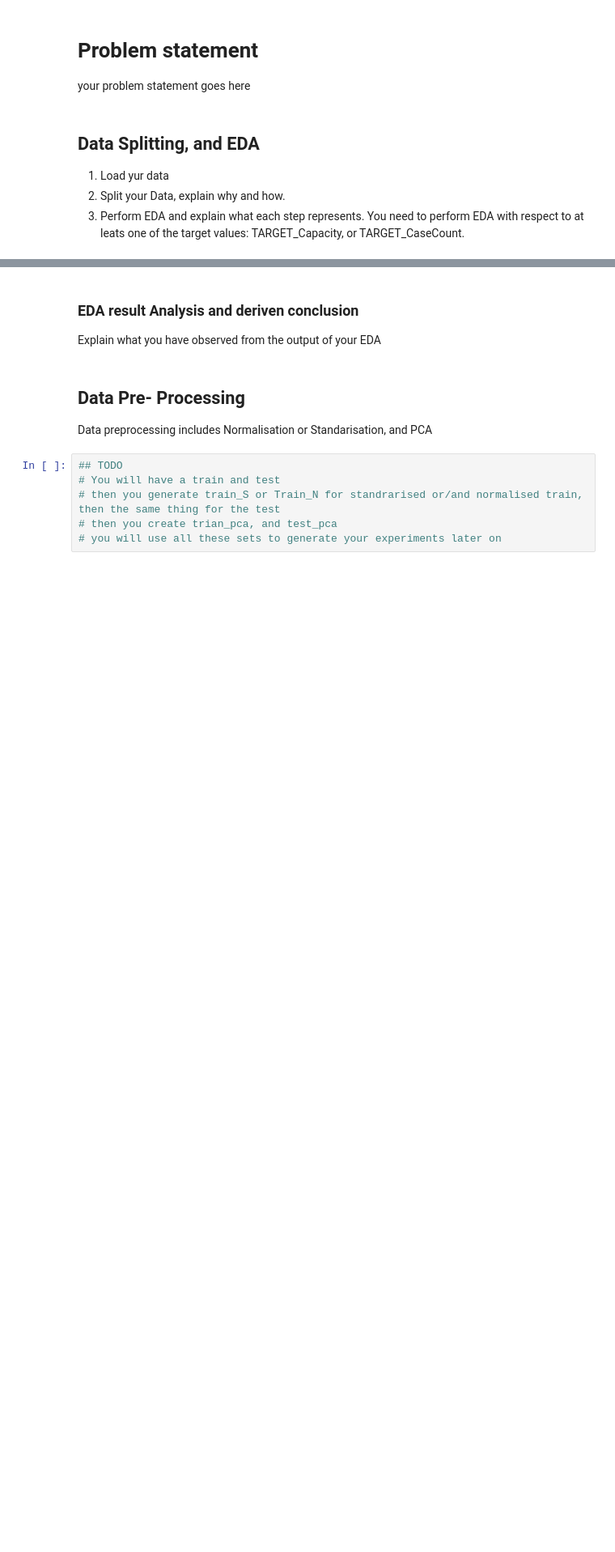
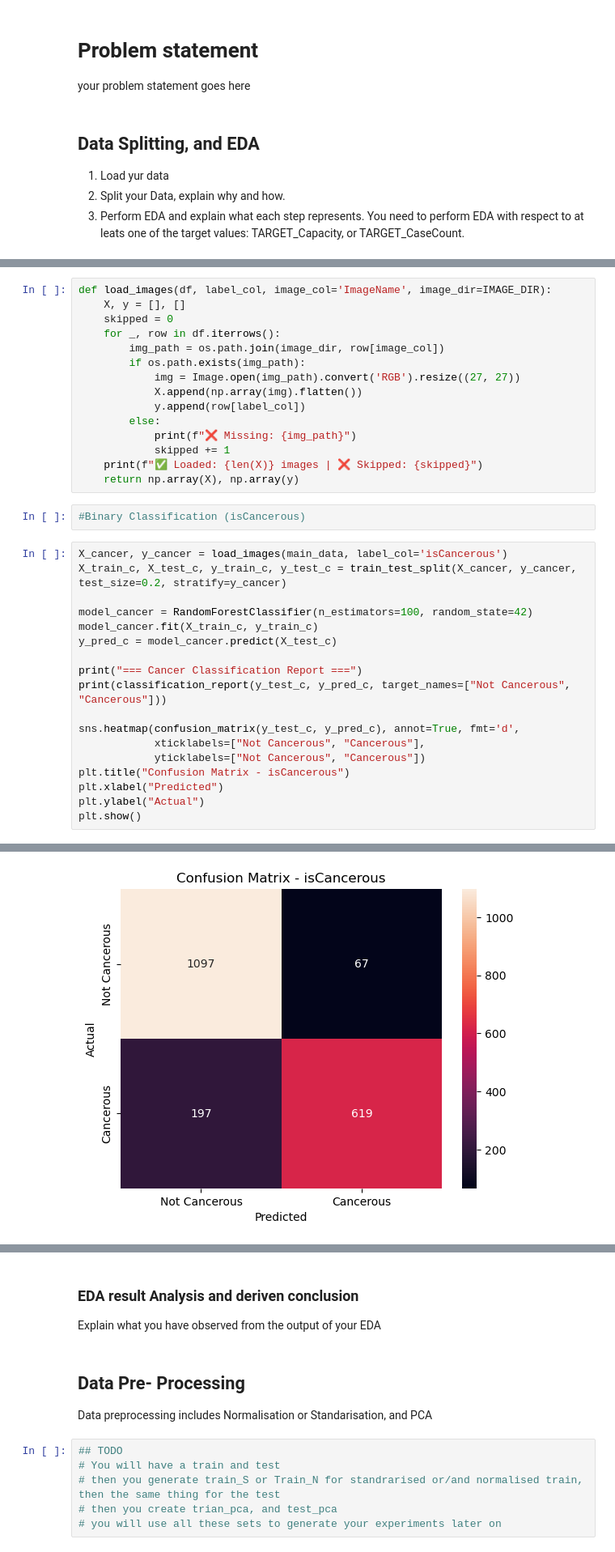
Before and after one commit to aryabad/ML_A2, a Jupyter notebook: Template2_UG_RENAME_to_your_student_number.ipynb, the cells around one changed output, grey strips where cells are left out. Shown at 81% size. Saved outputs shown, nothing was run; the diff lists cells and outputs as text; blank space fills up the shorter version.

```diff
--- a/Template2_UG_RENAME_to_your_student_number.ipynb
+++ b/Template2_UG_RENAME_to_your_student_number.ipynb
@@ -23,0 +57,36 @@ import numpy as np
+# %%
+def load_images(df, label_col, image_col='ImageName', image_dir=IMAGE_DIR):
+    X, y = [], []
+    skipped = 0
+    for _, row in df.iterrows():
+        img_path = os.path.join(image_dir, row[image_col])
+        if os.path.exists(img_path):
+            img = Image.open(img_path).convert('RGB').resize((27, 27))
+            X.append(np.array(img).flatten())
+            y.append(row[label_col])
+        else:
+            print(f"❌ Missing: {img_path}")
+            skipped += 1
+    print(f"✅ Loaded: {len(X)} images | ❌ Skipped: {skipped}")
+    return np.array(X), np.array(y)
+# %%
+#Binary Classification (isCancerous)
+# %%
+X_cancer, y_cancer = load_images(main_data, label_col='isCancerous')
+X_train_c, X_test_c, y_train_c, y_test_c = train_test_split(X_cancer, y_cancer, test_size=0.2, stratify=y_cancer)
+
+model_cancer = RandomForestClassifier(n_estimators=100, random_state=42)
+model_cancer.fit(X_train_c, y_train_c)
+y_pred_c = model_cancer.predict(X_test_c)
+
+print("=== Cancer Classification Report ===")
+print(classification_report(y_test_c, y_pred_c, target_names=["Not Cancerous", "Cancerous"]))
+
+sns.heatmap(confusion_matrix(y_test_c, y_pred_c), annot=True, fmt='d',
+            xticklabels=["Not Cancerous", "Cancerous"],
+            yticklabels=["Not Cancerous", "Cancerous"])
+plt.title("Confusion Matrix - isCancerous")
+plt.xlabel("Predicted")
+plt.ylabel("Actual")
+plt.show()
+# %% [output]
@@ -23,0 +103 @@ import numpy as np
+[figure, added]
```
Also changed, not shown: parts of 11 cells of this notebook.
